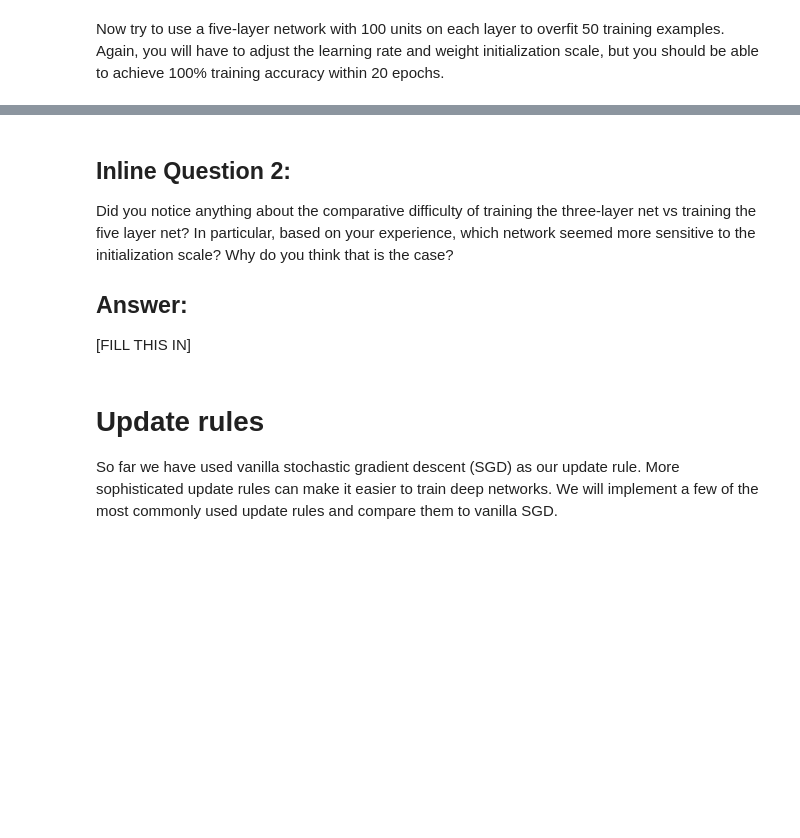
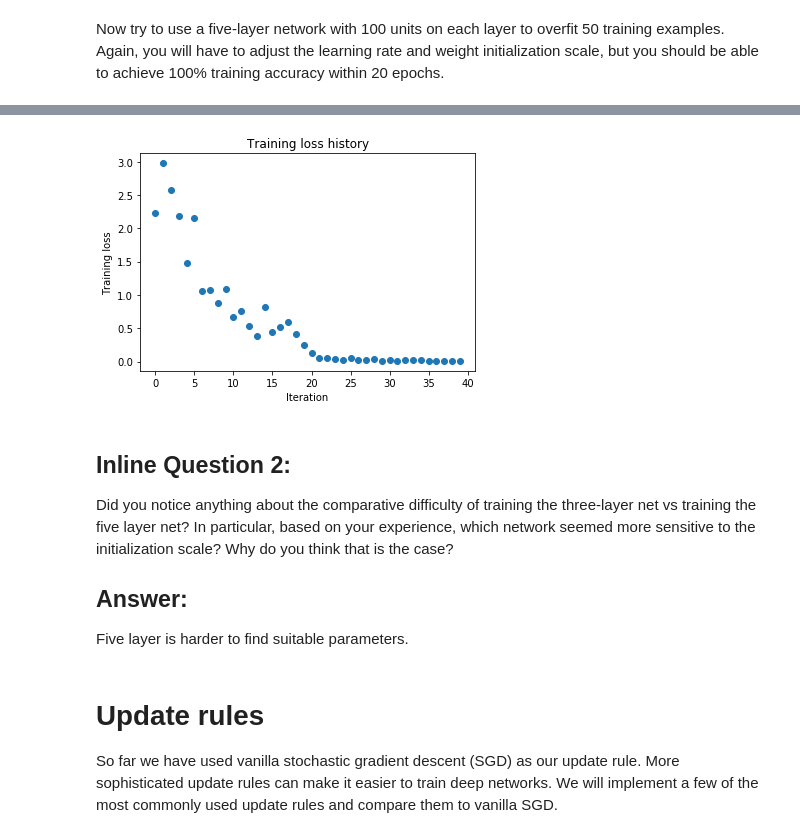
Before and after one commit to yueyue200830/CS231n, a Jupyter notebook: assignment2/FullyConnectedNets.ipynb, the cells around one changed output, grey strips where cells are left out. Drawn from its saved outputs; the diff is of its cells as text; code cells hidden in the pictures; blank space fills up the shorter version.

```diff
--- a/assignment2/FullyConnectedNets.ipynb
+++ b/assignment2/FullyConnectedNets.ipynb
@@ -438,8 +509,8 @@ small_data = {
   'y_val': data['y_val'],
 }
 
-learning_rate = 2e-3  # Experiment with this!
-weight_scale = 1e-5   # Experiment with this!
+learning_rate = 3e-2  # Experiment with this!
+weight_scale = 4e-2   # Experiment with this!
 model = FullyConnectedNet([100, 100, 100, 100],
                 weight_scale=weight_scale, dtype=np.float64)
 solver = Solver(model, small_data,
@@ -456,3 +527,4 @@ plt.title('Training loss history')
 plt.xlabel('Iteration')
 plt.ylabel('Training loss')
 plt.show()
+# %% [output]
@@ -459,9 +548,10 @@ plt.show()
+[figure, added]
 # %% [markdown]
 ## Inline Question 2:
 Did you notice anything about the comparative difficulty of training the three-layer net vs training the five layer net? In particular, based on your experience, which network seemed more sensitive to the initialization scale? Why do you think that is the case?
 
 ## Answer:
-[FILL THIS IN]
+Five layer is harder to find suitable parameters.
 # %% [markdown]
 # Update rules
 So far we have used vanilla stochastic gradient descent (SGD) as our update rule. More sophisticated update rules can make it easier to train deep networks. We will implement a few of the most commonly used update rules and compare them to vanilla SGD.
```
Also changed, not shown: parts of 7 cells of this notebook, 3 other files.
